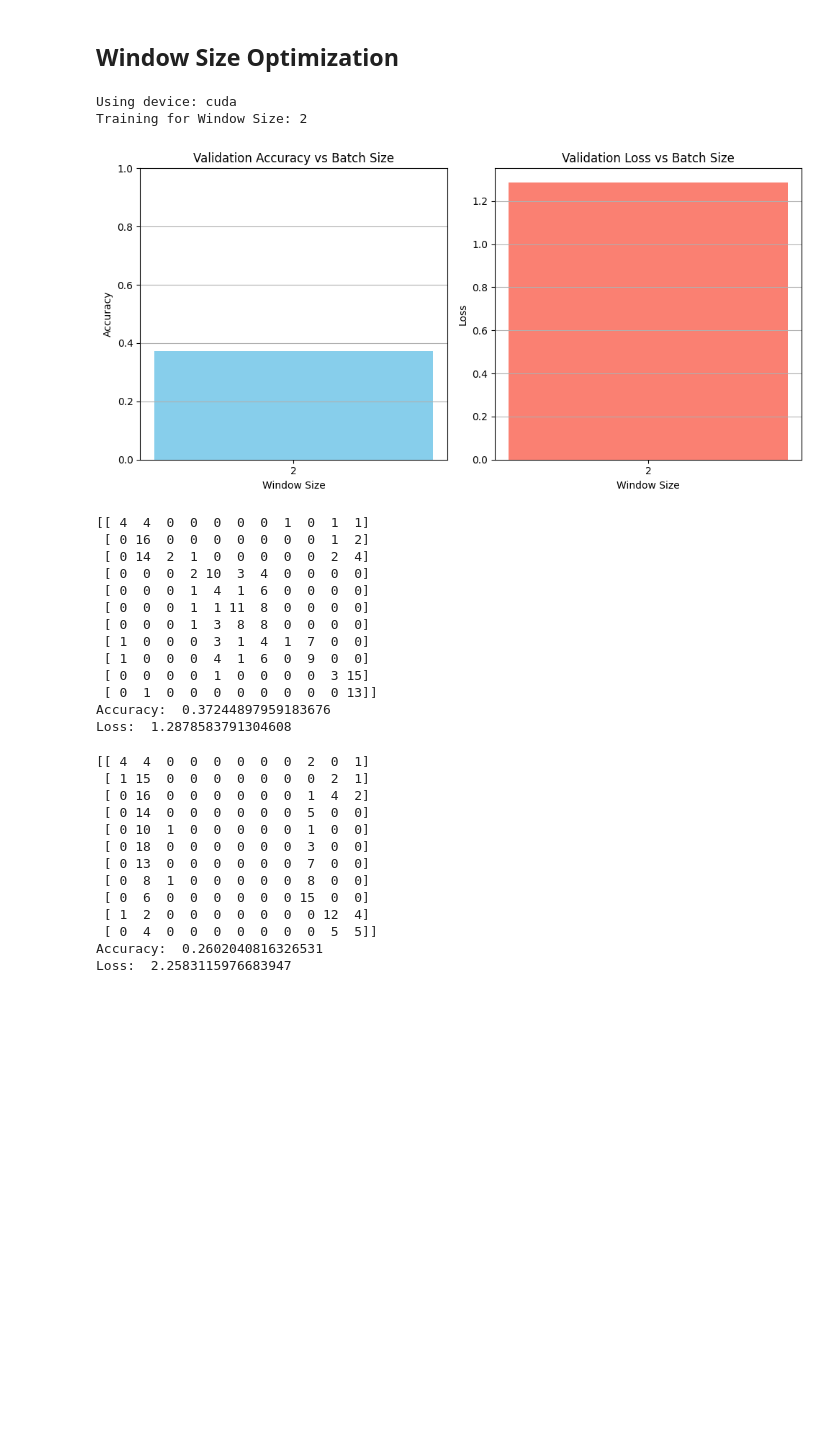
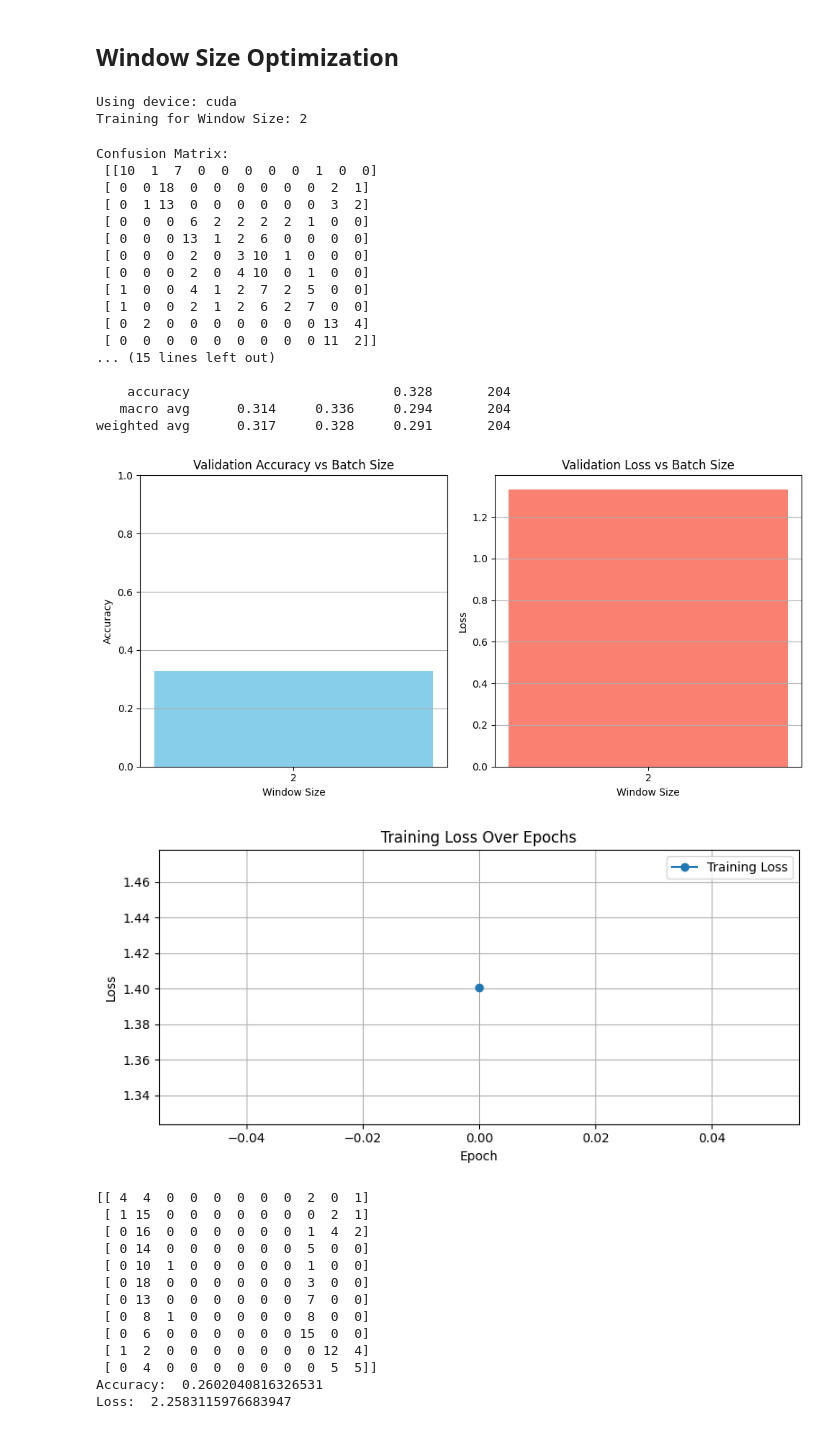
Before and after one commit to shawnzeeee/EEG_Signal_Processing, a Jupyter notebook: PythonNN/Model.ipynb, the cells around one changed output. Saved outputs shown, nothing was run; the diff lists cells and outputs as text; code cells hidden in the pictures; blank space fills up the shorter version.

Commit message:
Changed training strategy

```diff
--- a/PythonNN/Model.ipynb
+++ b/PythonNN/Model.ipynb
@@ -72,6 +75,11 @@ class EEGWindowDataset(Dataset):
         class_label, center_idx = self.training_data[idx]
 
         # Define full 2-second window
+        max_shift = int(0.5 * self.sampling_rate)  # 125 if sampling_rate = 250
+        random_shift = random.randint(-max_shift, max_shift)
+
+        center_idx += random_shift
+
         start_idx = center_idx - self.half_window
         end_idx = center_idx + self.half_window
 
@@ -90,6 +98,9 @@ class EEGWindowDataset(Dataset):
         segment_size = self.window_size // 4  # 0.5 seconds = 125 samples
         features_per_segment = []
 
+        #max_abs = np.max(np.abs(window))
+        #window = window / max_abs if max_abs != 0 else window
+
         for i in range(4):  # 4 segments
             segment = window[i * segment_size: (i + 1) * segment_size, :]
             segment_features = []
@@ -101,7 +112,10 @@ class EEGWindowDataset(Dataset):
                 beta = compute_bandpower(signal, fs=self.sampling_rate, band=(13, 30))
                 rms = compute_rms(signal)
                 mobility, complexity = compute_hjorth_params(signal)
-                skewness = skew(signal)
+                #skewness = skew(signal)
+                #sampen = ant.sample_entropy(signal, order=2, metric='chebyshev')
+                #kurt = kurtosis(signal, fisher=True, bias=False)
+
 
                 segment_features.extend([alpha, beta, mobility, rms, complexity])
 
@@ -227,64 +255,77 @@ for window_size in window_sizes:
 
     model = EEG_LSTMClassifier()
     optimizer = torch.optim.Adam(model.parameters(), lr=0.001)
+    #criterion = nn.CrossEntropyLoss(reduction='none')
+    criterion = nn.CrossEntropyLoss()
 
-    training_dataset = EEGWindowDataset("TrainingData/combined_data.csv", "TrainingData/training_data.csv", sampling_rate=250, window_sec=window_size)
-    testing_dataset = EEGWindowDataset("TrainingData/combined_data.csv", "TrainingData/testing_data.csv", sampling_rate=250, window_sec=window_size)
 
-    train_loader = DataLoader(training_dataset, batch_size=16, shuffle=True)
-    val_loader = DataLoader(testing_dataset, batch_size=16, shuffle=False)
+    training_dataset = EEGWindowDataset("ShawnTrainingData/combined_data.csv", "ShawnTrainingData/training_data.csv", sampling_rate=250, window_sec=window_size)
+    testing_dataset = EEGWindowDataset("ShawnTrainingData/combined_data.csv", "ShawnTrainingData/testing_data.csv", sampling_rate=250, window_sec=window_size)
+
+    train_loader = DataLoader(training_dataset, batch_size=64, shuffle=True)
+    val_loader = DataLoader(testing_dataset, batch_size=64, shuffle=False)
 
     acc, loss, cm = train_model(model, train_loader, val_loader, optimizer, criterion, num_epochs=30, device=device)
     cm_array.append(cm)
     accuracies.append(acc)
     losses.append(loss)
 
 plt.figure(figsize=(10, 5))
 
 # Accuracy bar plot
 plt.subplot(1, 2, 1)
 plt.bar([str(bs) for bs in window_sizes], accuracies, color='skyblue')
 plt.title("Validation Accuracy vs Batch Size")
 plt.xlabel("Window Size")
 plt.ylabel("Accuracy")
 plt.ylim(0, 1)
 plt.grid(True, axis='y')
 
 # Loss bar plot
 plt.subplot(1, 2, 2)
 plt.bar([str(bs) for bs in window_sizes], losses, color='salmon')
 plt.title("Validation Loss vs Batch Size")
 plt.xlabel("Window Size")
 plt.ylabel("Loss")
 plt.grid(True, axis='y')
 
 plt.tight_layout()
 plt.show()
 # %% [output]
 Using device: cuda
 Training for Window Size: 2
+Confusion Matrix:
+ [[10  1  7  0  0  0  0  0  1  0  0]
+ [ 0  0 18  0  0  0  0  0  0  2  1]
+ [ 0  1 13  0  0  0  0  0  0  3  2]
+ [ 0  0  0  6  2  2  2  2  1  0  0]
+ [ 0  0  0 13  1  2  6  0  0  0  0]
+ [ 0  0  0  2  0  3 10  1  0  0  0]
+ [ 0  0  0  2  0  4 10  0  1  0  0]
+ [ 1  0  0  4  1  2  7  2  5  0  0]
+ [ 1  0  0  2  1  2  6  2  7  0  0]
+ [ 0  2  0  0  0  0  0  0  0 13  4]
+ [ 0  0  0  0  0  0  0  0  0 11  2]]
+... (15 lines left out)
+
+    accuracy                          0.328       204
+   macro avg      0.314     0.336     0.294       204
+weighted avg      0.317     0.328     0.291       204
-[figure, old version]
+[figure, new version]
 # %%
 torch.save(model.state_dict(), "model.pth")
 # %%
-for i in range(len(cm_array)):
-    print(cm_array[i])
-    print("Accuracy: ", accuracies[i])
-    print("Loss: ", losses[i])
+plt.figure(figsize=(8, 4))
+plt.plot(losses, marker='o', label='Training Loss')
+plt.title("Training Loss Over Epochs")
+plt.xlabel("Epoch")
+plt.ylabel("Loss")
+plt.grid(True)
+plt.legend()
+plt.tight_layout()
+plt.show()
 # %% [output]
-[[ 4  4  0  0  0  0  0  1  0  1  1]
- [ 0 16  0  0  0  0  0  0  0  1  2]
- [ 0 14  2  1  0  0  0  0  0  2  4]
- [ 0  0  0  2 10  3  4  0  0  0  0]
- [ 0  0  0  1  4  1  6  0  0  0  0]
- [ 0  0  0  1  1 11  8  0  0  0  0]
- [ 0  0  0  1  3  8  8  0  0  0  0]
- [ 1  0  0  0  3  1  4  1  7  0  0]
- [ 1  0  0  0  4  1  6  0  9  0  0]
- [ 0  0  0  0  1  0  0  0  0  3 15]
- [ 0  1  0  0  0  0  0  0  0  0 13]]
-Accuracy:  0.37244897959183676
-Loss:  1.2878583791304608
+[figure, added]
 # %%
 for i in range(len(cm_array)):
     print(cm_array[i])
```
Also changed, not shown: parts of 3 cells of this notebook, 12 other files.
